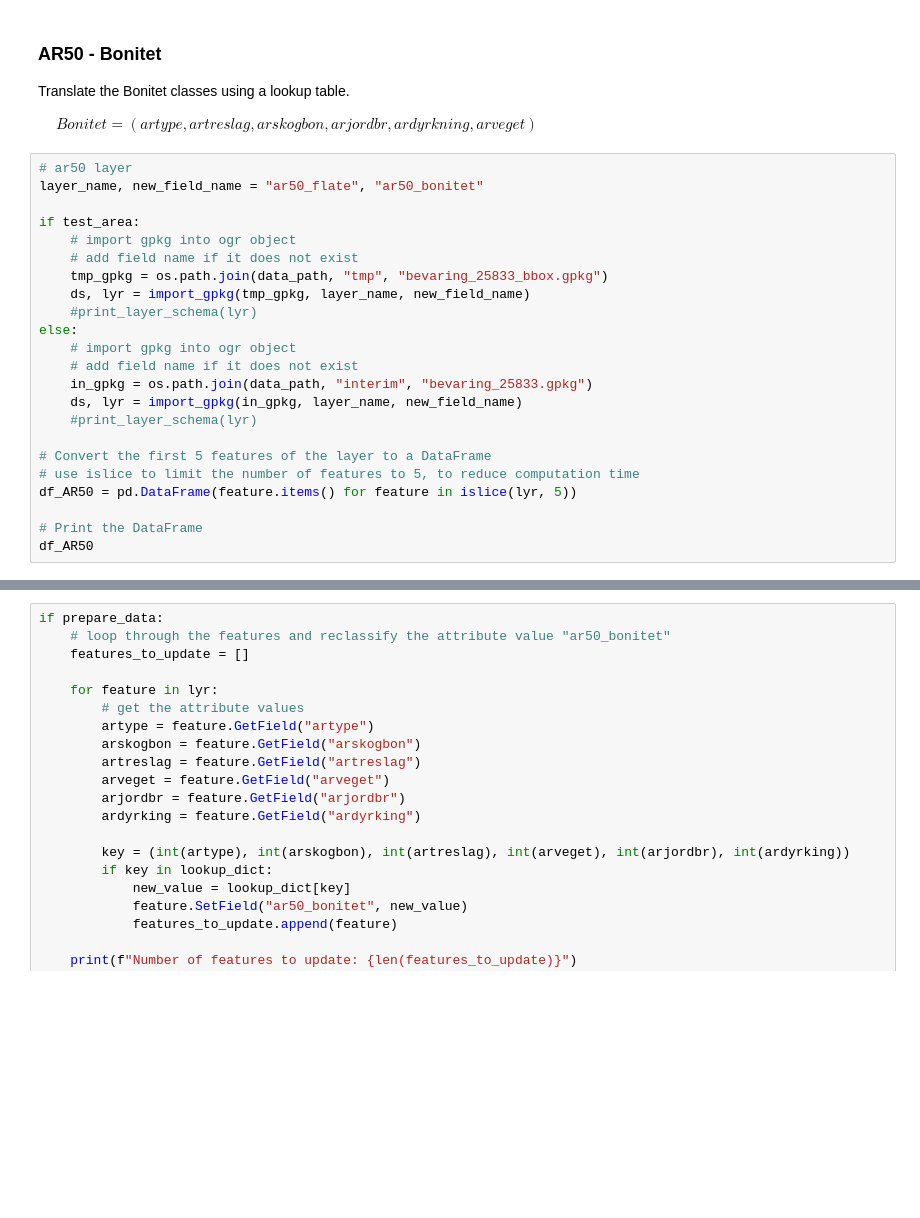
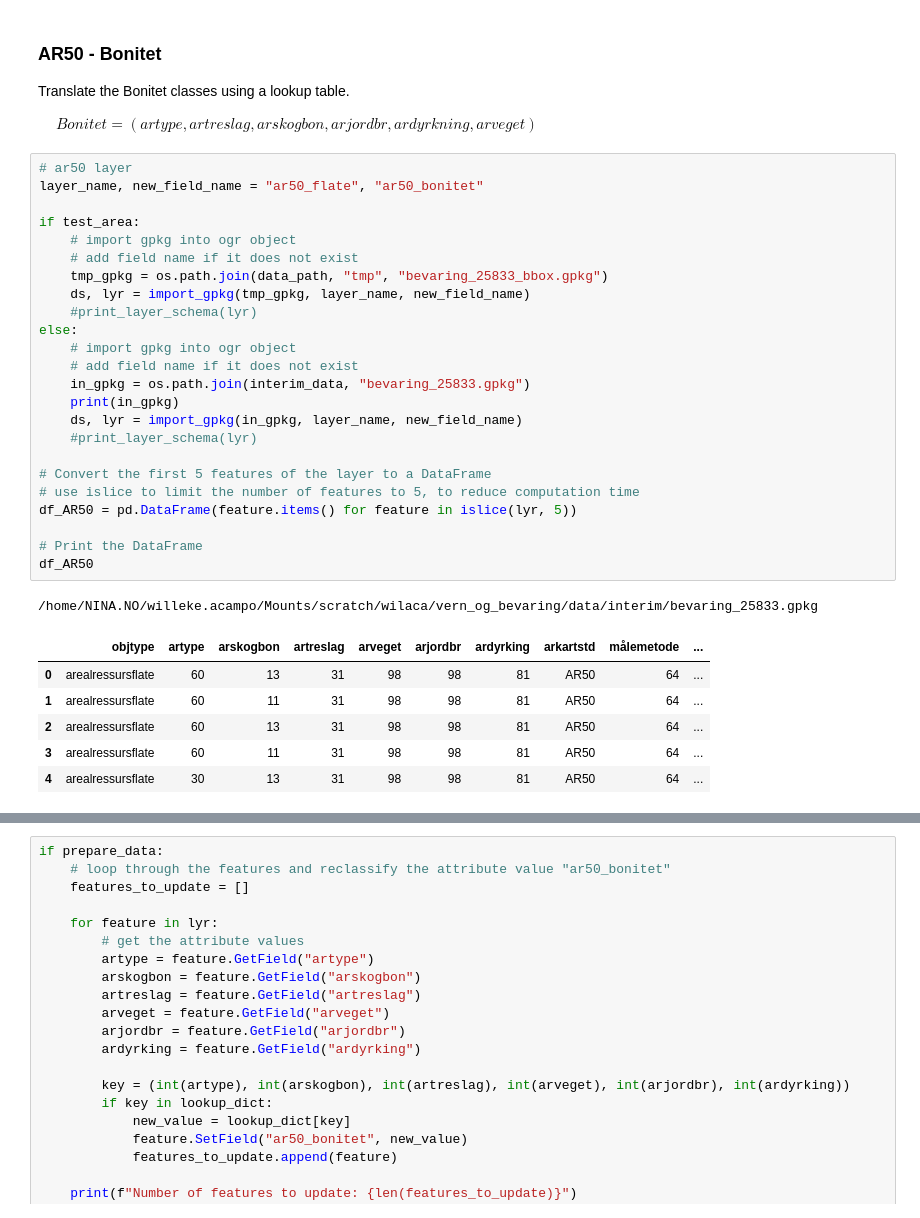
Before and after one commit to ac-willeke/pygdal-geo-engineer, a Jupyter notebook: notebooks/2024.01_conservation_and_preservation.ipynb, the cells around one changed output, grey strips where cells are left out. Saved outputs shown, nothing was run; the diff lists cells and outputs as text; blank space fills up the shorter version.

```diff
--- a/notebooks/2024.01_conservation_and_preservation.ipynb
+++ b/notebooks/2024.01_conservation_and_preservation.ipynb
@@ -411,26 +402,35 @@ Translate the Bonitet classes using a lookup table.
 # %%
 # ar50 layer
 layer_name, new_field_name = "ar50_flate", "ar50_bonitet"
 
 if test_area:
     # import gpkg into ogr object
     # add field name if it does not exist
     tmp_gpkg = os.path.join(data_path, "tmp", "bevaring_25833_bbox.gpkg")
     ds, lyr = import_gpkg(tmp_gpkg, layer_name, new_field_name)
     #print_layer_schema(lyr)
 else:
     # import gpkg into ogr object
     # add field name if it does not exist
-    in_gpkg = os.path.join(data_path, "interim", "bevaring_25833.gpkg")
+    in_gpkg = os.path.join(interim_data, "bevaring_25833.gpkg")
+    print(in_gpkg)
     ds, lyr = import_gpkg(in_gpkg, layer_name, new_field_name)
     #print_layer_schema(lyr)
 
 # Convert the first 5 features of the layer to a DataFrame
 # use islice to limit the number of features to 5, to reduce computation time
 df_AR50 = pd.DataFrame(feature.items() for feature in islice(lyr, 5))
 
 # Print the DataFrame
 df_AR50
+# %% [output]
+/home/NINA.NO/willeke.acampo/Mounts/scratch/wilaca/vern_og_bevaring/data/interim/bevaring_25833.gpkg
+|  | objtype | artype | arskogbon | artreslag | arveget | arjordbr | ardyrking | arkartstd | målemetode | ... |
+| 0 | arealressursflate | 60 | 13 | 31 | 98 | 98 | 81 | AR50 | 64 | ... |
+| 1 | arealressursflate | 60 | 11 | 31 | 98 | 98 | 81 | AR50 | 64 | ... |
+| 2 | arealressursflate | 60 | 13 | 31 | 98 | 98 | 81 | AR50 | 64 | ... |
+| 3 | arealressursflate | 60 | 11 | 31 | 98 | 98 | 81 | AR50 | 64 | ... |
+| 4 | arealressursflate | 30 | 13 | 31 | 98 | 98 | 81 | AR50 | 64 | ... |
 # %%
 # lookup table
 lookup_csv = os.path.join(data_path, "AR50_bonitet_lookup.csv")
```
Also changed, not shown: parts of 38 cells of this notebook, 4 other files.
